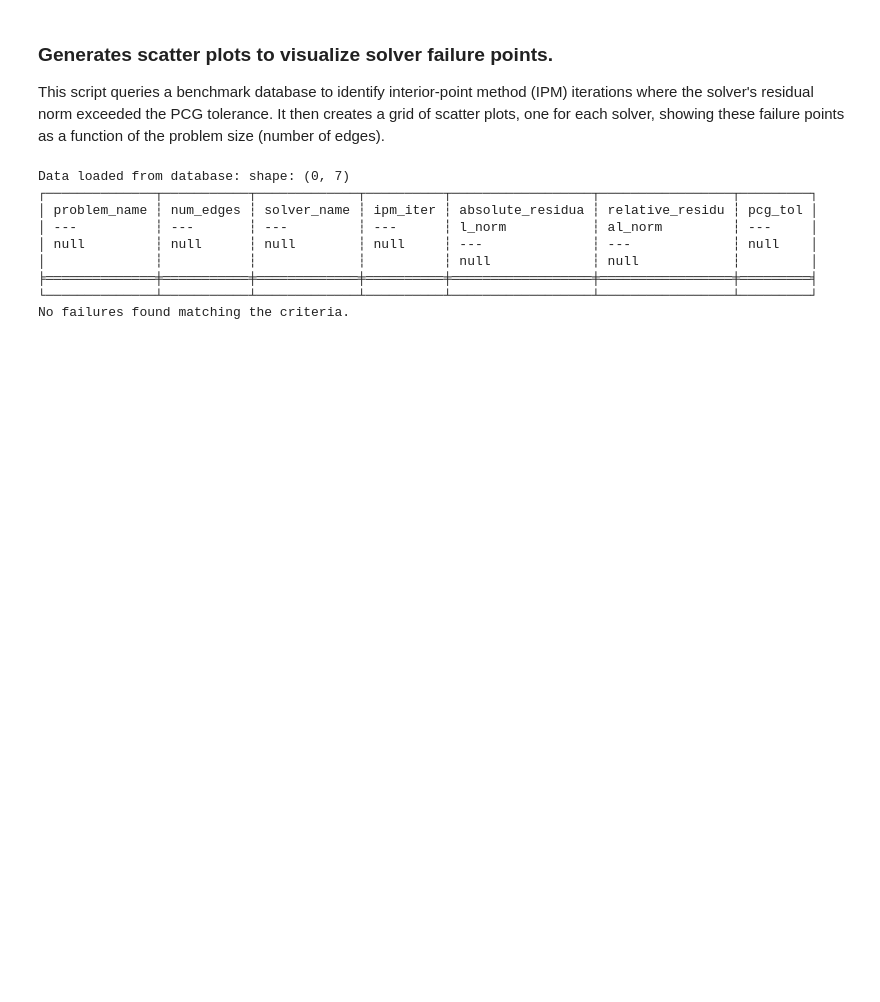
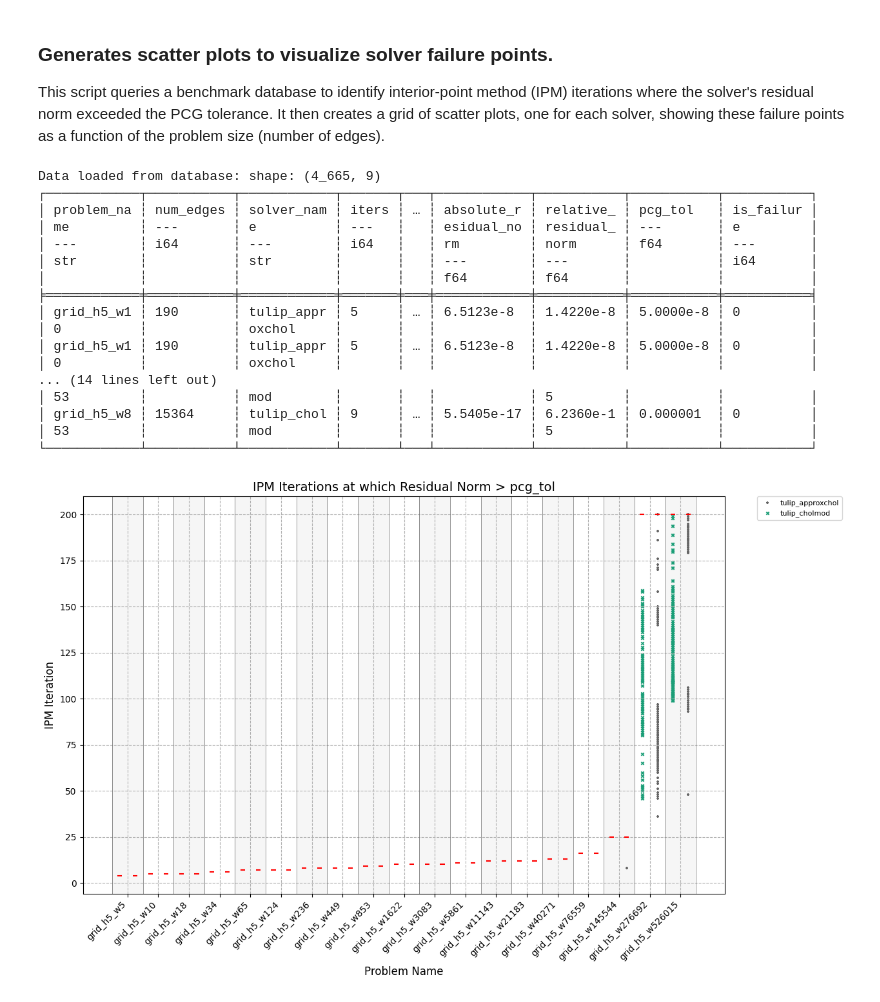
Before and after one commit to pratyai/mincost-flow-benchmarks, a Jupyter notebook: v2/plots/failure_points_plot.ipynb, the cells around one changed output. Drawn from its saved outputs; the diff is of its cells as text; code cells hidden in the pictures; blank space fills up the shorter version.

Commit message:
Failure history plot.

```diff
--- a/v2/plots/failure_points_plot.ipynb
+++ b/v2/plots/failure_points_plot.ipynb
@@ -108,12 +160,21 @@ def plot_failure_points(db_path, problem_pattern=None, solver_pattern=None):
 # %%
-plot_failure_points("../warmup.db") # Assuming a default db file for demonstration
+plot_failure_points("../unifwidegrid.db") # Assuming a default db file for demonstration
 # %% [output]
-Data loaded from database: shape: (0, 7)
-┌──────────────┬───────────┬─────────────┬──────────┬──────────────────┬─────────────────┬─────────┐
-│ problem_name ┆ num_edges ┆ solver_name ┆ ipm_iter ┆ absolute_residua ┆ relative_residu ┆ pcg_tol │
-│ ---          ┆ ---       ┆ ---         ┆ ---      ┆ l_norm           ┆ al_norm         ┆ ---     │
-│ null         ┆ null      ┆ null        ┆ null     ┆ ---              ┆ ---             ┆ null    │
-│              ┆           ┆             ┆          ┆ null             ┆ null            ┆         │
-╞══════════════╪═══════════╪═════════════╪══════════╪══════════════════╪═════════════════╪═════════╡
-└──────────────┴───────────┴─────────────┴──────────┴──────────────────┴─────────────────┴─────────┘
-No failures found matching the criteria.
+Data loaded from database: shape: (4_665, 9)
+┌────────────┬───────────┬────────────┬───────┬───┬────────────┬───────────┬───────────┬───────────┐
+│ problem_na ┆ num_edges ┆ solver_nam ┆ iters ┆ … ┆ absolute_r ┆ relative_ ┆ pcg_tol   ┆ is_failur │
+│ me         ┆ ---       ┆ e          ┆ ---   ┆   ┆ esidual_no ┆ residual_ ┆ ---       ┆ e         │
+│ ---        ┆ i64       ┆ ---        ┆ i64   ┆   ┆ rm         ┆ norm      ┆ f64       ┆ ---       │
+│ str        ┆           ┆ str        ┆       ┆   ┆ ---        ┆ ---       ┆           ┆ i64       │
+│            ┆           ┆            ┆       ┆   ┆ f64        ┆ f64       ┆           ┆           │
+╞════════════╪═══════════╪════════════╪═══════╪═══╪════════════╪═══════════╪═══════════╪═══════════╡
+│ grid_h5_w1 ┆ 190       ┆ tulip_appr ┆ 5     ┆ … ┆ 6.5123e-8  ┆ 1.4220e-8 ┆ 5.0000e-8 ┆ 0         │
+│ 0          ┆           ┆ oxchol     ┆       ┆   ┆            ┆           ┆           ┆           │
+│ grid_h5_w1 ┆ 190       ┆ tulip_appr ┆ 5     ┆ … ┆ 6.5123e-8  ┆ 1.4220e-8 ┆ 5.0000e-8 ┆ 0         │
+│ 0          ┆           ┆ oxchol     ┆       ┆   ┆            ┆           ┆           ┆           │
+... (14 lines left out)
+│ 53         ┆           ┆ mod        ┆       ┆   ┆            ┆ 5         ┆           ┆           │
+│ grid_h5_w8 ┆ 15364     ┆ tulip_chol ┆ 9     ┆ … ┆ 5.5405e-17 ┆ 6.2360e-1 ┆ 0.000001  ┆ 0         │
+│ 53         ┆           ┆ mod        ┆       ┆   ┆            ┆ 5         ┆           ┆           │
+└────────────┴───────────┴────────────┴───────┴───┴────────────┴───────────┴───────────┴───────────┘
+[figure, added]
```
Also changed, not shown: parts of 2 cells of this notebook.
